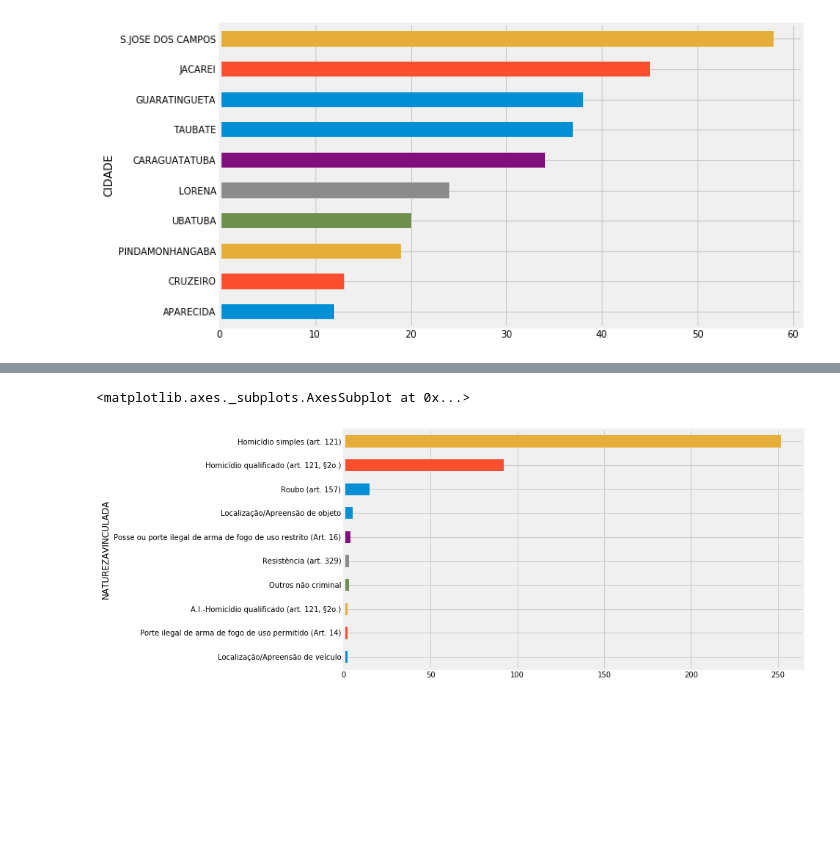
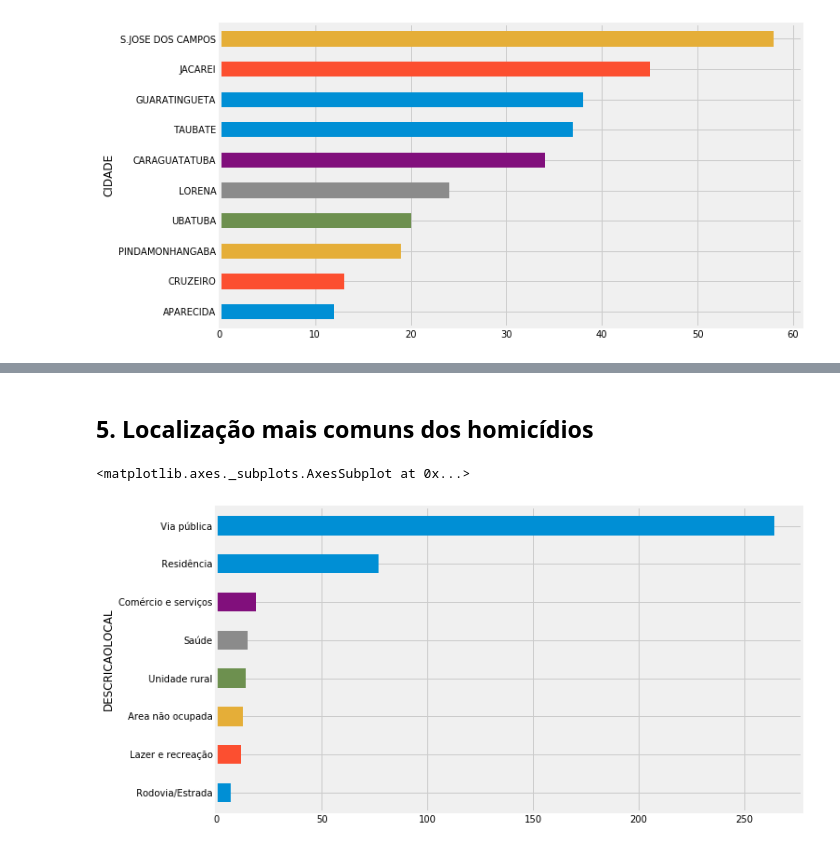
Before and after one commit to mflJefferson/pandas-murder, a Jupyter notebook: pandas-murder.ipynb, the cells around one changed output, grey strips where cells are left out. Cells and saved outputs as stored; diff of their text form; code cells hidden in the pictures; blank space fills up the shorter version.

```diff
--- a/pandas-murder.ipynb
+++ b/pandas-murder.ipynb
@@ -43,5 +67,7 @@ df.groupby('SEXO').size().sort_values().tail(10).plot(kind='pie',title = 'Sexo',
+# %% [markdown]
+## 5. Localização mais comuns dos homicídios
 # %%
-df.groupby('NATUREZAVINCULADA').size().sort_values().tail(10).plot(kind='barh', figsize=(10,6))
+df.groupby('DESCRICAOLOCAL').size().sort_values().tail(8).plot(kind='barh', figsize=(10,6))
 # %% [output]
 <matplotlib.axes._subplots.AxesSubplot at 0x...>
-[figure, old version]
+[figure, new version]
```
Also changed, not shown: parts of 8 cells of this notebook.
